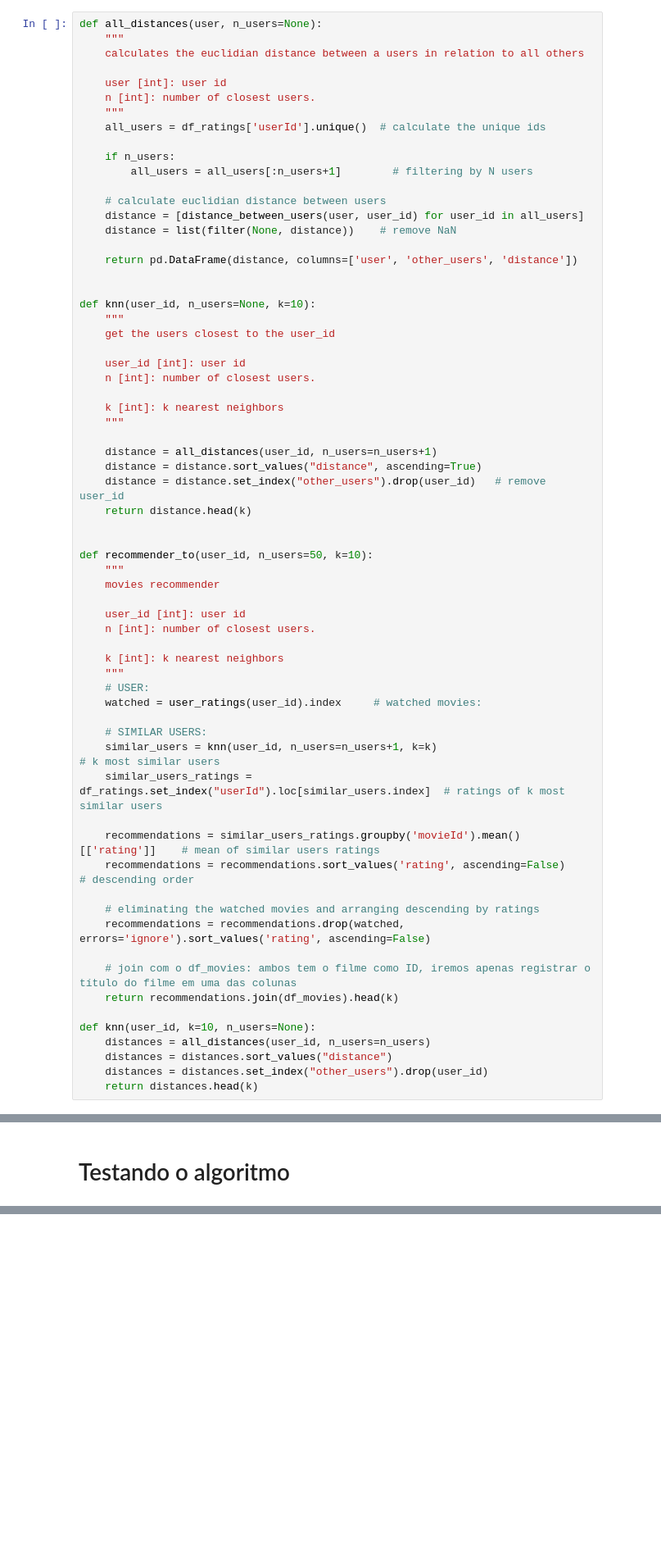
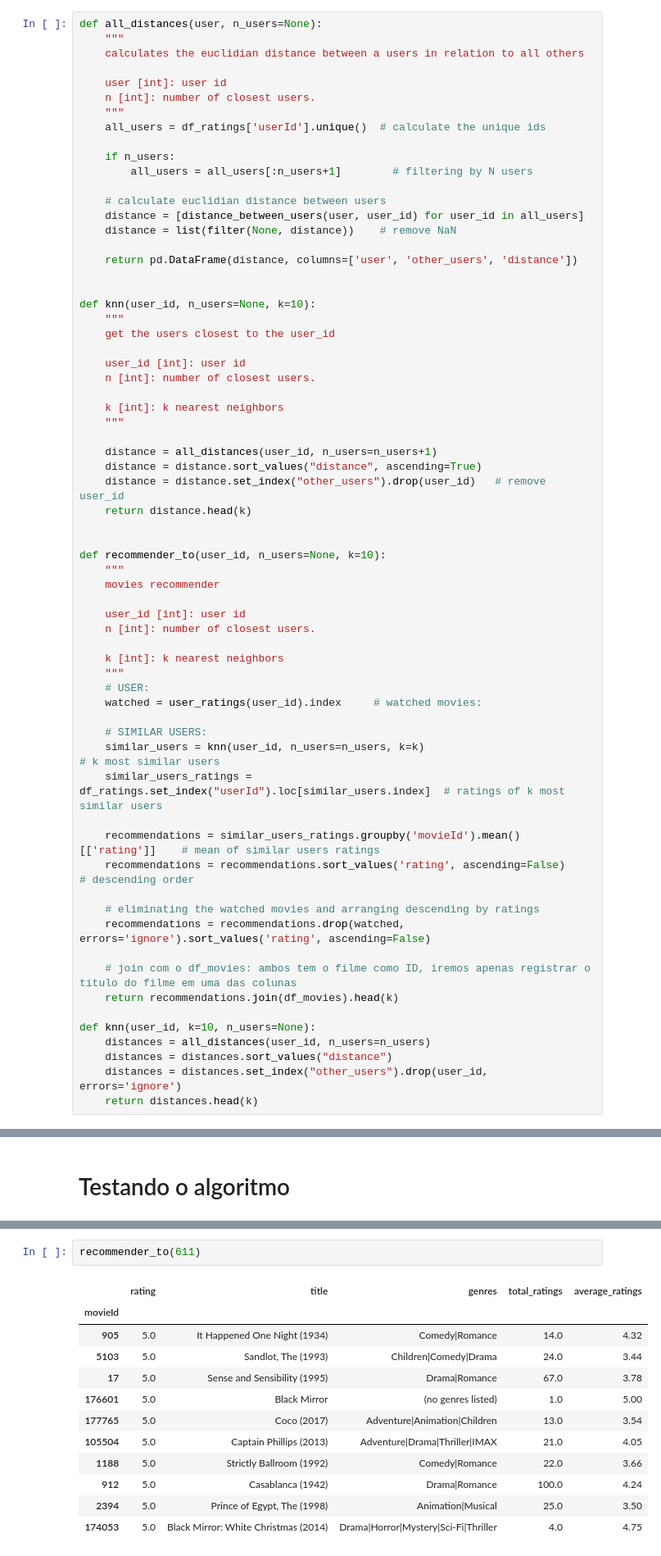
Before and after one commit to victor-hro/movie-recommender, a Jupyter notebook: heurísticas_e_KNN.ipynb, the cells around one changed output, grey strips where cells are left out. Shown at 82% size. Drawn from its saved outputs; the diff is of its cells as text; blank space fills up the shorter version.

```diff
--- a/heurísticas_e_KNN.ipynb
+++ b/heurísticas_e_KNN.ipynb
@@ -599,7 +599,7 @@ def knn(user_id, n_users=None, k=10):
     return distance.head(k)
 
 
-def recommender_to(user_id, n_users=50, k=10):
+def recommender_to(user_id, n_users=None, k=10):
     """
     movies recommender
 
@@ -612,7 +612,7 @@ def recommender_to(user_id, n_users=50, k=10):
     watched = user_ratings(user_id).index     # watched movies:
 
     # SIMILAR USERS:
-    similar_users = knn(user_id, n_users=n_users+1, k=k)                             # k most similar users
+    similar_users = knn(user_id, n_users=n_users, k=k)                             # k most similar users
     similar_users_ratings = df_ratings.set_index("userId").loc[similar_users.index]  # ratings of k most similar users
 
     recommendations = similar_users_ratings.groupby('movieId').mean()[['rating']]    # mean of similar users ratings
@@ -627,6 +627,6 @@ def recommender_to(user_id, n_users=50, k=10):
 def knn(user_id, k=10, n_users=None):
     distances = all_distances(user_id, n_users=n_users)
     distances = distances.sort_values("distance")
-    distances = distances.set_index("other_users").drop(user_id)
+    distances = distances.set_index("other_users").drop(user_id, errors='ignore')
     return distances.head(k)
 # %%
@@ -744,0 +719,15 @@ recommender_to(1, n_users=50, k=5)
+# %%
+recommender_to(611)
+# %% [output]
+|  | rating | title | genres | total_ratings | average_ratings |
+| movieId |  |  |  |  |  |
+| 905 | 5.0 | It Happened One Night (1934) | Comedy|Romance | 14.0 | 4.32 |
+| 5103 | 5.0 | Sandlot, The (1993) | Children|Comedy|Drama | 24.0 | 3.44 |
+| 17 | 5.0 | Sense and Sensibility (1995) | Drama|Romance | 67.0 | 3.78 |
+| 176601 | 5.0 | Black Mirror | (no genres listed) | 1.0 | 5.00 |
+| 177765 | 5.0 | Coco (2017) | Adventure|Animation|Children | 13.0 | 3.54 |
+| 105504 | 5.0 | Captain Phillips (2013) | Adventure|Drama|Thriller|IMAX | 21.0 | 4.05 |
+| 1188 | 5.0 | Strictly Ballroom (1992) | Comedy|Romance | 22.0 | 3.66 |
+| 912 | 5.0 | Casablanca (1942) | Drama|Romance | 100.0 | 4.24 |
+| 2394 | 5.0 | Prince of Egypt, The (1998) | Animation|Musical | 25.0 | 3.50 |
+| 174053 | 5.0 | Black Mirror: White Christmas (2014) | Drama|Horror|Mystery|Sci-Fi|Thriller | 4.0 | 4.75 |
```
Also changed, not shown: parts of 17 cells of this notebook.
